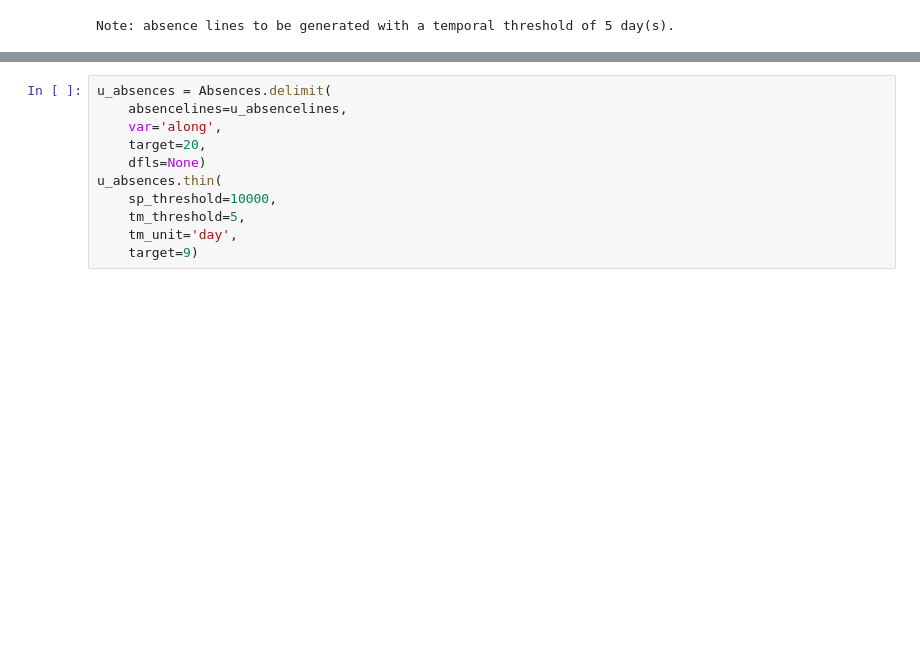
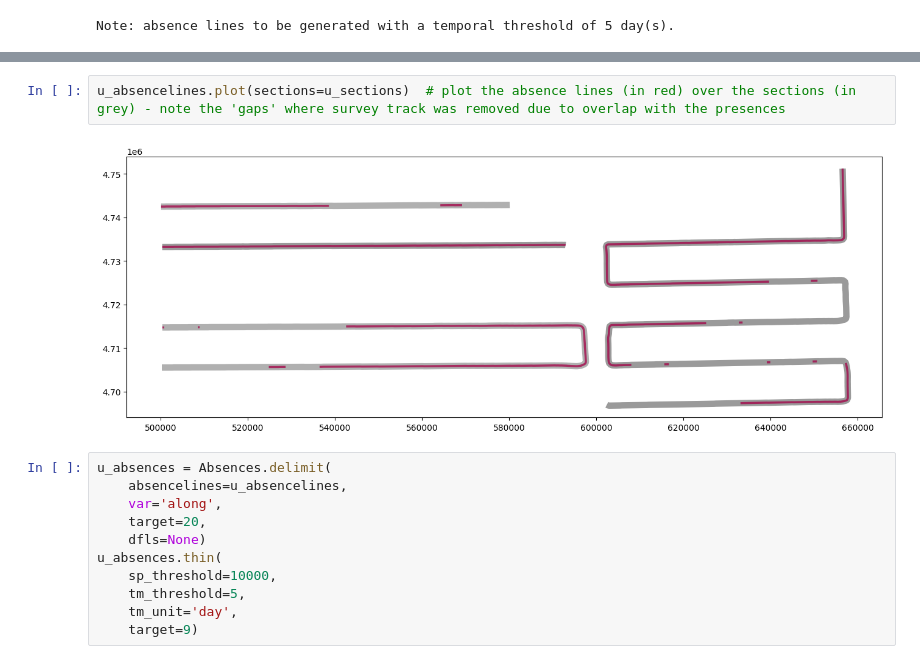
Before and after one commit to JSBigelow/sampley, a Jupyter notebook: exemplars/vertical/point-continuous.ipynb, the cells around one changed output, grey strips where cells are left out. Saved outputs shown, nothing was run; the diff lists cells and outputs as text; blank space fills up the shorter version.

```diff
--- a/exemplars/vertical/point-continuous.ipynb
+++ b/exemplars/vertical/point-continuous.ipynb
@@ -69,3 +98,7 @@ Note: absence lines to be generated with a temporal threshold of 5 day(s).
+# %%
+u_absencelines.plot(sections=u_sections)  # plot the absence lines (in red) over the sections (in grey) - note the 'gaps' where survey track was removed due to overlap with the presences
+# %% [output]
+[figure, added]
 # %%
 u_absences = Absences.delimit(
     absencelines=u_absencelines,
```
Also changed, not shown: parts of 6 cells of this notebook, 2 other files.
